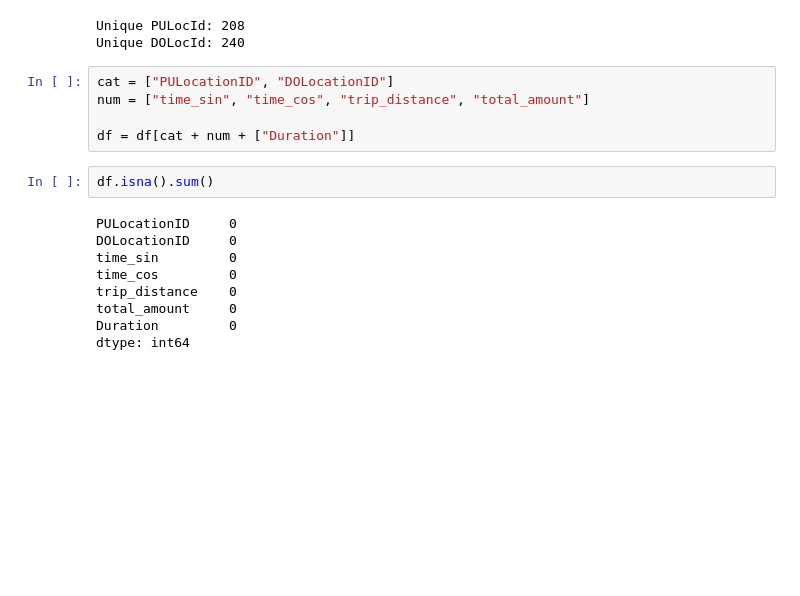
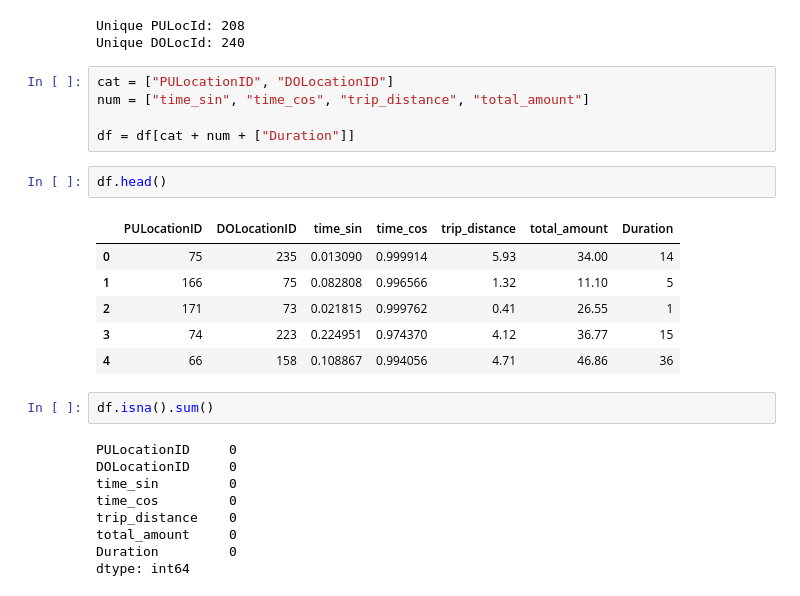
Before and after one commit to Yogi-Puvvala/MLops, a Jupyter notebook: 01-intro/Intro.ipynb, the cells around one changed output. Saved outputs shown, nothing was run; the diff lists cells and outputs as text; blank space fills up the shorter version.

```diff
--- a/01-intro/Intro.ipynb
+++ b/01-intro/Intro.ipynb
@@ -180,6 +203,15 @@ cat = ["PULocationID", "DOLocationID"]
 num = ["time_sin", "time_cos", "trip_distance", "total_amount"]
 
 df = df[cat + num + ["Duration"]]
+# %%
+df.head()
+# %% [output]
+|  | PULocationID | DOLocationID | time_sin | time_cos | trip_distance | total_amount | Duration |
+| 0 | 75 | 235 | 0.013090 | 0.999914 | 5.93 | 34.00 | 14 |
+| 1 | 166 | 75 | 0.082808 | 0.996566 | 1.32 | 11.10 | 5 |
+| 2 | 171 | 73 | 0.021815 | 0.999762 | 0.41 | 26.55 | 1 |
+| 3 | 74 | 223 | 0.224951 | 0.974370 | 4.12 | 36.77 | 15 |
+| 4 | 66 | 158 | 0.108867 | 0.994056 | 4.71 | 46.86 | 36 |
 # %%
 df.isna().sum()
 # %% [output]
```
Also changed, not shown: parts of 19 cells of this notebook, 1 other file.
